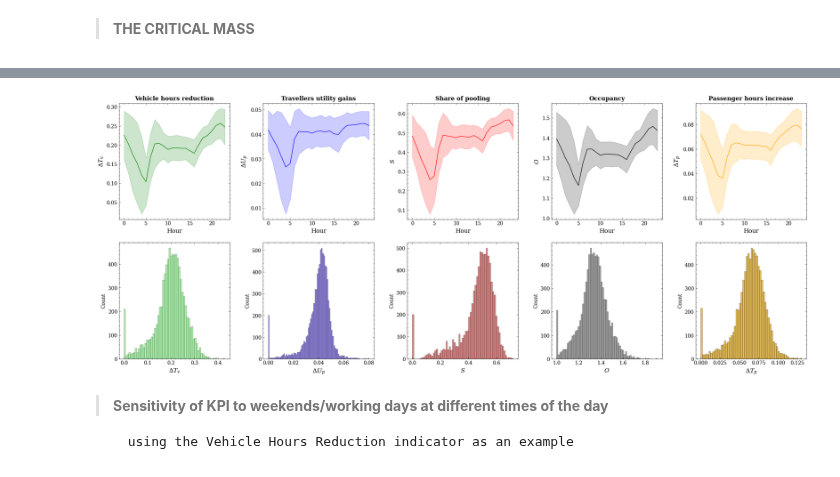
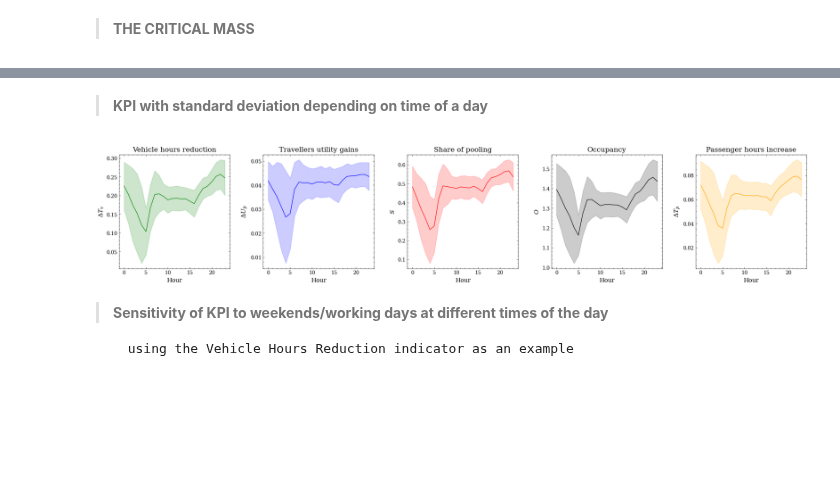
Before and after one commit to OlhaShulikaUJ/ExMAS-plotting, a Jupyter notebook: NYC KPI DA.ipynb, the cells around one changed output, grey strips where cells are left out. Cells and saved outputs as stored; diff of their text form; code cells hidden in the pictures; blank space fills up the shorter version.

```diff
--- a/NYC KPI DA.ipynb
+++ b/NYC KPI DA.ipynb
@@ -26,6 +26,8 @@ df['del_VehHourTrav']=abs(df['VehHourTrav']-df['VehHourTrav_ns'])/df['VehHourTra
 df['del_PassUtility']=abs((df['PassUtility']-df['PassUtility_ns'])/df['PassUtility_ns'])      # KPI2: travellers utility gains
 df['Occupancy']=df['PassHourTrav']/df['VehHourTrav']                                       # KPI4: occupancy
 df['del_PassHourTrav']=abs((df['PassHourTrav']-df['PassHourTrav_ns'])/df['PassHourTrav_ns'])  # KPI5: passenger hours increase
+# %%
+df['Trips']=df['Demand_size']*2 #the number of trips equals the demand for half an hour multiplied by 2
 # %% [markdown]
 > **THE CRITICAL MASS**
 # %%
@@ -94,17 +160,13 @@ Text(0.5, 0, 'Demand')
+# %% [markdown]
+> **KPI with standard deviation depending on time of a day**
 # %%
+fig = plt.figure(figsize=(18, 4))
+ax1 = plt.subplot2grid((1,5), (0,0)) # Vehicle hours reduction with standard deviation
+ax2 = plt.subplot2grid((1,5), (0,1)) # Travellers utility gains with standard deviation
+ax3 = plt.subplot2grid((1,5), (0,2)) # Share of pooling with standard deviation
+ax4 = plt.subplot2grid((1,5), (0,3)) # Occupancy with standard deviation
+ax5 = plt.subplot2grid((1,5), (0,4)) # Passenger hours increase with standard deviation
 
-# Setup the subplot2grid Layout
-fig = plt.figure(figsize=(18, 9))
-ax1 = plt.subplot2grid((2,5), (0,0)) # Vehicle hours reduction with standard deviation
-ax2 = plt.subplot2grid((2,5), (0,1)) # Travellers utility gains with standard deviation
-ax3 = plt.subplot2grid((2,5), (0,2)) # Share of pooling with standard deviation
-ax4 = plt.subplot2grid((2,5), (0,3)) # Occupancy with standard deviation
-ax5 = plt.subplot2grid((2,5), (0,4)) # Passenger hours increase with standard deviation
-ax6 = plt.subplot2grid((2,5), (1,0))
-ax7 = plt.subplot2grid((2,5), (1,1))
-ax8 = plt.subplot2grid((2,5), (1,2))
-ax9 = plt.subplot2grid((2,5), (1,3))
-ax10 = plt.subplot2grid((2,5), (1,4))
 
 ax=ax1
 for d in df.shared_discount.unique():
@@ -112,7 +174,7 @@ for d in df.shared_discount.unique():
     sns.lineplot(data = to_plot, x = df.Start_time.dt.hour, y = 'del_VehHourTrav', ax = ax, color='green', errorbar ='sd')
 ax1.set_xlabel('Hour', fontsize=12)
 ax1.set_ylabel("$\Delta T_v$", fontsize=12)
-ax1.set_title("Vehicle hours reduction", fontsize=12, fontweight='bold')
+ax1.set_title("Vehicle hours reduction", fontsize=14, fontweight='normal')
 
 ax=ax2
 for d in df.shared_discount.unique():
@@ -120,75 +182,40 @@ for d in df.shared_discount.unique():
     sns.lineplot(data = to_plot, x = df.Start_time.dt.hour, y = 'del_PassUtility', ax = ax, color='blue', errorbar ='sd')
 ax2.set_xlabel('Hour', fontsize=12)
 ax2.set_ylabel("$\Delta U_p$", fontsize=12)
-ax2.set_title("Travellers utility gains", fontsize=12, fontweight='bold')
+ax2.set_title("Travellers utility gains", fontsize=14, fontweight='normal')
 
 ax=ax3
 for d in df.shared_discount.unique():
     to_plot = df
     sns.lineplot(data = to_plot, x = df.Start_time.dt.hour, y = 'shared_ratio', ax = ax, color='red', errorbar ='sd')
 ax3.set_xlabel('Hour', fontsize=12)
 ax3.set_ylabel("$S$", fontsize=12)
-ax3.set_title("Share of pooling", fontsize=12, fontweight='bold')
+ax3.set_title("Share of pooling", fontsize=14, fontweight='normal')
 
 ax=ax4
 for d in df.shared_discount.unique():
     to_plot = df
     sns.lineplot(data = to_plot, x = df.Start_time.dt.hour, y = 'Occupancy', ax = ax, color='black', errorbar ='sd')
 ax4.set_xlabel('Hour', fontsize=12)
 ax4.set_ylabel("$O$", fontsize=12)
-ax4.set_title("Occupancy", fontsize=12, fontweight='bold')
+ax4.set_title("Occupancy", fontsize=14, fontweight='normal')
 
 ax=ax5
 for d in df.shared_discount.unique():
     to_plot = df
     sns.lineplot(data = to_plot, x = df.Start_time.dt.hour, y = 'del_PassHourTrav', ax = ax, color='orange', errorbar ='sd')
 ax5.set_xlabel('Hour', fontsize=12)
 ax5.set_ylabel("$\Delta T_p$", fontsize=12)
-ax5.set_title("Passenger hours increase", fontsize=12, fontweight='bold')
-
-ax=ax6
-for d in df.shared_discount.unique():
-    to_plot = df
-sns.histplot(data = to_plot, x = 'del_VehHourTrav', color='lightgreen', ax=ax)
-to_plot.Start_time.dt.dayofweek.unique()
-ax6.set_xlabel("$\Delta T_v$", fontsize=12)
-
-ax=ax7
-for d in df.shared_discount.unique():
-    to_plot = df
-sns.histplot(data = to_plot, x = 'del_PassUtility', color='slateblue', ax=ax)
-to_plot.Start_time.dt.dayofweek.unique()
-ax7.set_xlabel("$\Delta U_p$", fontsize=12)
-
-ax=ax8
-for d in df.shared_discount.unique():
-    to_plot = df
-sns.histplot(data = to_plot, x = 'shared_ratio', color='indianred', ax=ax)
-to_plot.Start_time.dt.dayofweek.unique()
-ax8.set_xlabel("$S$", fontsize=12)
-
-ax=ax9
-for d in df.shared_discount.unique():
-    to_plot = df
-sns.histplot(data = to_plot, x = 'Occupancy', color='grey', ax=ax)
-to_plot.Start_time.dt.dayofweek.unique()
-ax9.set_xlabel("$O$", fontsize=12)
-
-ax=ax10
-for d in df.shared_discount.unique():
-    to_plot = df
-sns.histplot(data = to_plot, x = 'del_PassHourTrav', color='goldenrod', ax=ax)
-to_plot.Start_time.dt.dayofweek.unique()
-ax10.set_xlabel("$\Delta T_p$", fontsize=12)
+ax5.set_title("Passenger hours increase", fontsize=14, fontweight='normal')
 
 plt.subplots_adjust(left=0.125,
                     bottom=0.1,
                     right=1.2,
                     top=0.9,
                     wspace=0.3,
-                    hspace=0.2)
+                    hspace=0.25)
 # %% [output]
-[figure, old version]
+[figure, new version]
 # %% [markdown]
 > **Sensitivity of KPI to weekends/working days at different times of the day**
 
```
Also changed, not shown: parts of 5 cells of this notebook.
